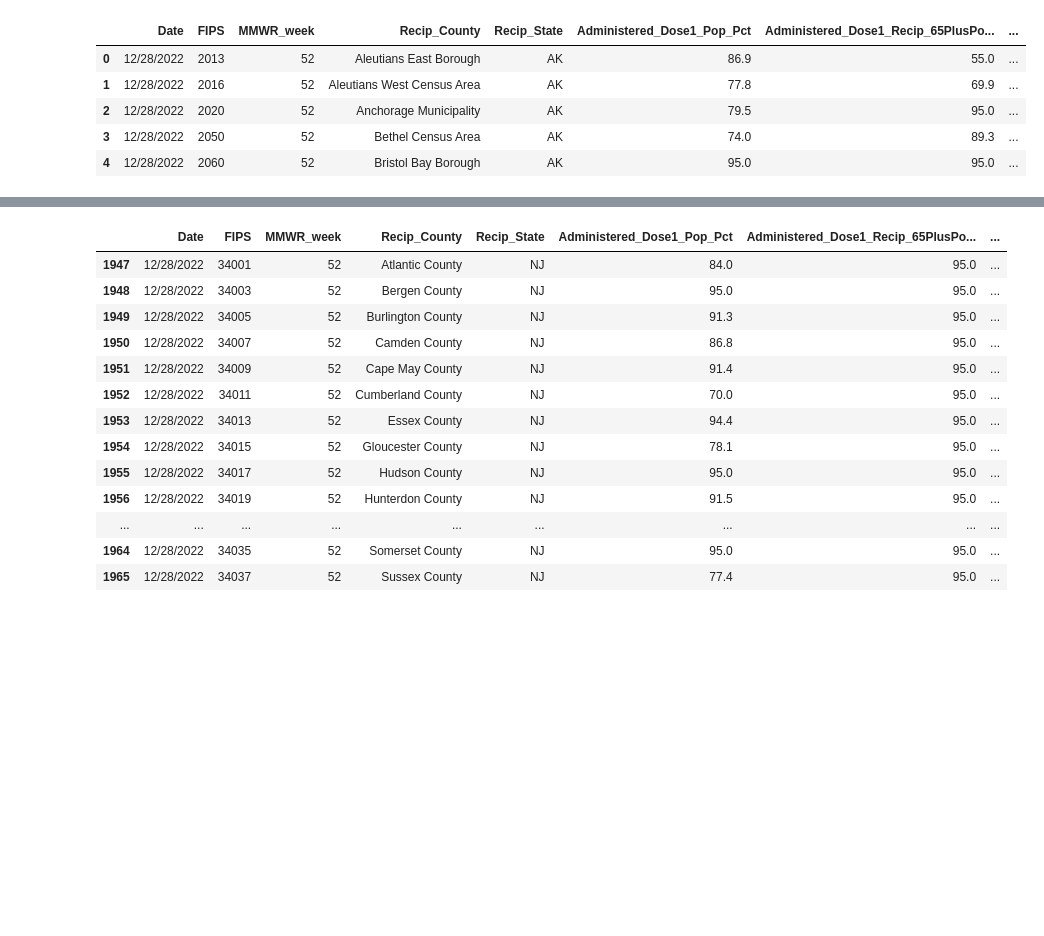
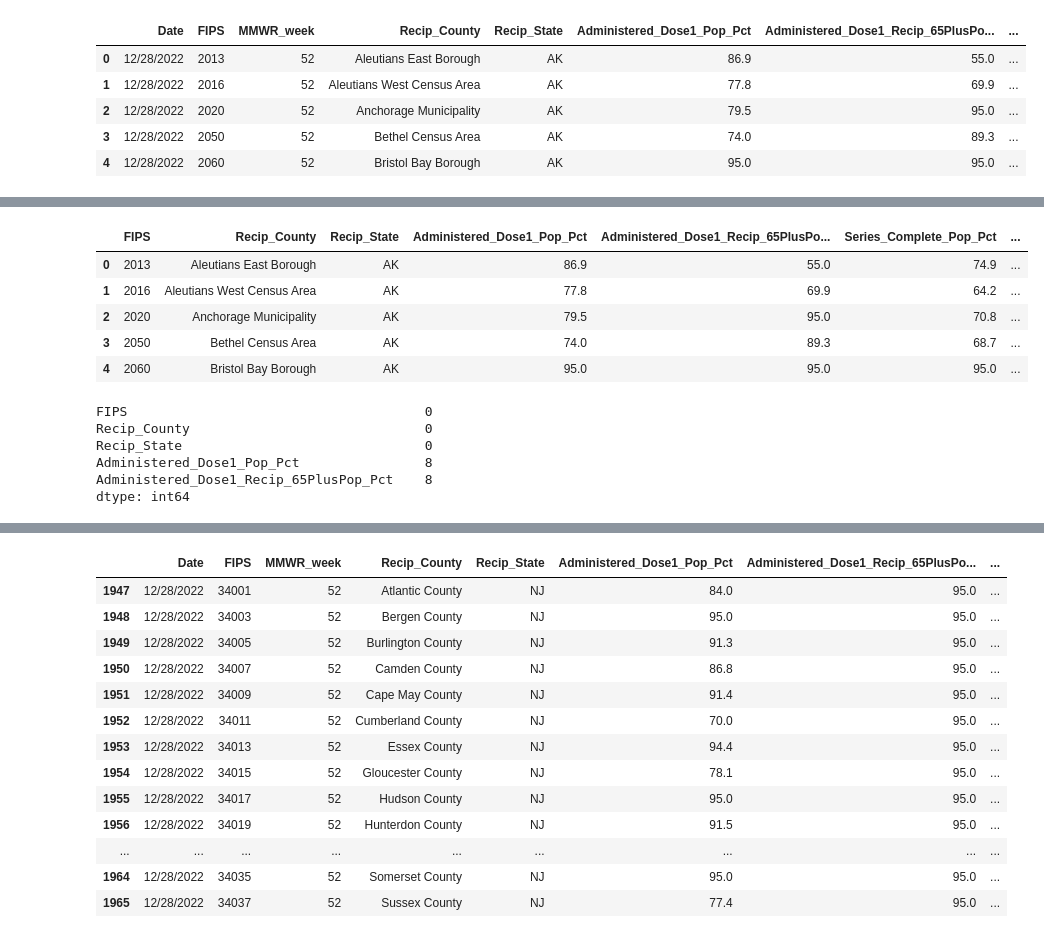
Before and after one commit to rafirahman27/Preparing_for_the_next_Pandemic, a Jupyter notebook: Katie.ipynb, the cells around one changed output, grey strips where cells are left out. Drawn from its saved outputs; the diff is of its cells as text; code cells hidden in the pictures; blank space fills up the shorter version.

```diff
--- a/Katie.ipynb
+++ b/Katie.ipynb
@@ -878,2 +876,2 @@ covid_vax[covid_vax['Date'] == '11/18/2021'].shape
 # %%
-covid_vax[covid_vax['Date'] == '9/18/2021'].shape
+late_vax = covid_vax[covid_vax['Date'] == '12/28/2022'].copy()
@@ -896,0 +909,19 @@ covid_vax.head()
+# %%
+late_vax.drop(columns=['Date', 'MMWR_week', 'Series_Complete_65PlusPop_Pct', 'Census2019', 'Census2019_65PlusPop'], inplace=True)
+late_vax.head()
+# %% [output]
+|  | FIPS | Recip_County | Recip_State | Administered_Dose1_Pop_Pct | Administered_Dose1_Recip_65PlusPo... | Series_Complete_Pop_Pct | ... |
+| 0 | 2013 | Aleutians East Borough | AK | 86.9 | 55.0 | 74.9 | ... |
+| 1 | 2016 | Aleutians West Census Area | AK | 77.8 | 69.9 | 64.2 | ... |
+| 2 | 2020 | Anchorage Municipality | AK | 79.5 | 95.0 | 70.8 | ... |
+| 3 | 2050 | Bethel Census Area | AK | 74.0 | 89.3 | 68.7 | ... |
+| 4 | 2060 | Bristol Bay Borough | AK | 95.0 | 95.0 | 95.0 | ... |
+# %%
+early_vax.isna().sum()
+# %% [output]
+FIPS                                      0
+Recip_County                              0
+Recip_State                               0
+Administered_Dose1_Pop_Pct                8
+Administered_Dose1_Recip_65PlusPop_Pct    8
+dtype: int64
```
Also changed, not shown: parts of 16 cells of this notebook, 4 other files.
